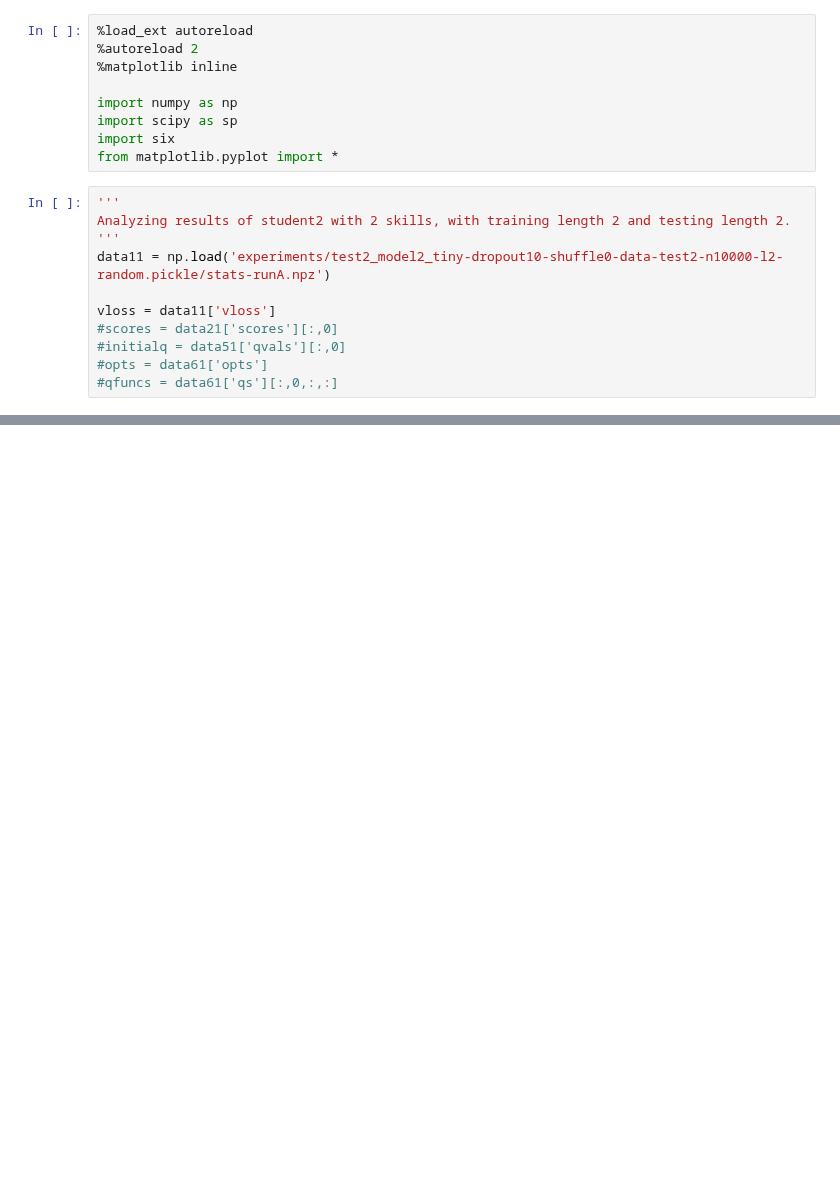
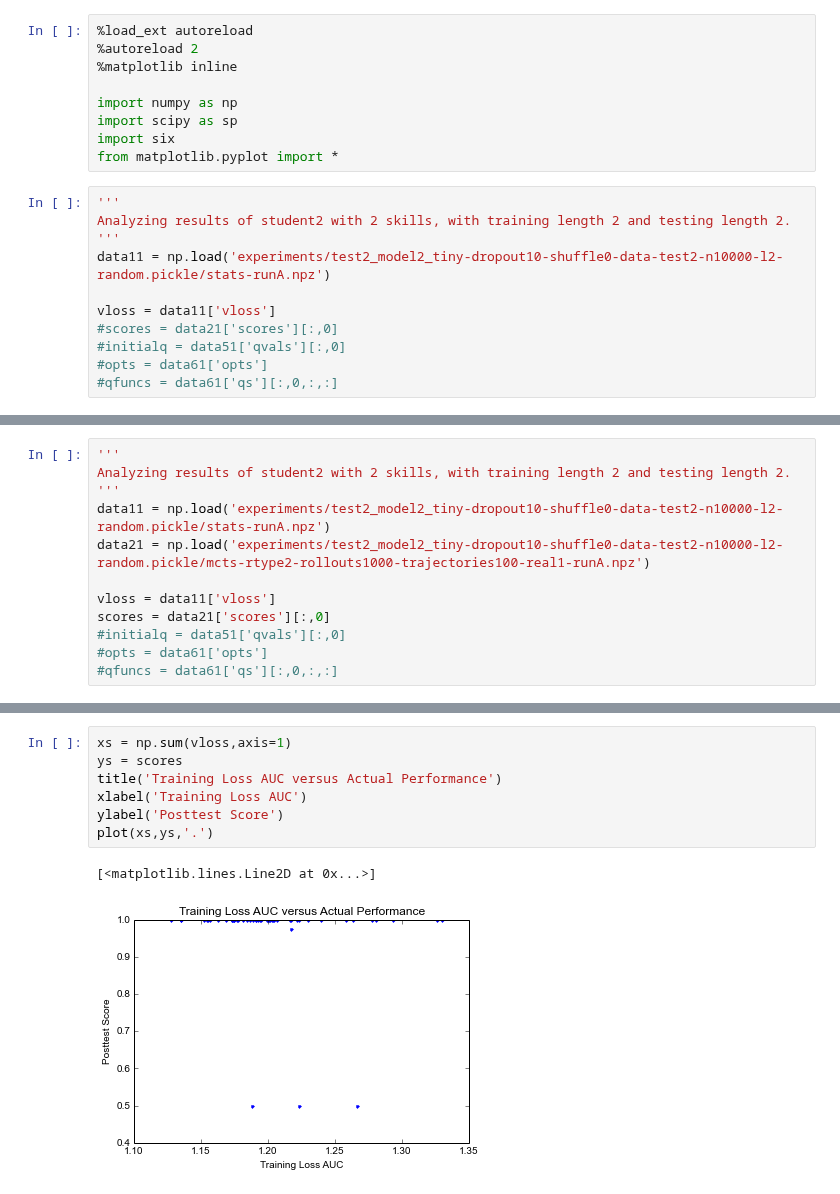
Before and after one commit to lisa-1010/smart-tutor, a Jupyter notebook: code/student2w2skills.ipynb, the cells around one changed output, grey strips where cells are left out. Saved outputs shown, nothing was run; the diff lists cells and outputs as text; blank space fills up the shorter version.

```diff
--- a/code/student2w2skills.ipynb
+++ b/code/student2w2skills.ipynb
@@ -44,0 +118,12 @@ last 0.0138195903888 threshold 0.01389
+# %%
+'''
+Analyzing results of student2 with 2 skills, with training length 2 and testing length 2.
+'''
+data11 = np.load('experiments/test2_model2_tiny-dropout10-shuffle0-data-test2-n10000-l2-random.pickle/stats-runA.npz')
+data21 = np.load('experiments/test2_model2_tiny-dropout10-shuffle0-data-test2-n10000-l2-random.pickle/mcts-rtype2-rollouts1000-trajectories100-real1-runA.npz')
+
+vloss = data11['vloss']
+scores = data21['scores'][:,0]
+#initialq = data51['qvals'][:,0]
+#opts = data61['opts']
+#qfuncs = data61['qs'][:,0,:,:]
@@ -44,0 +153,10 @@ last 0.0138195903888 threshold 0.01389
+# %%
+xs = np.sum(vloss,axis=1)
+ys = scores
+title('Training Loss AUC versus Actual Performance')
+xlabel('Training Loss AUC')
+ylabel('Posttest Score')
+plot(xs,ys,'.')
+# %% [output]
+[<matplotlib.lines.Line2D at 0x...>]
+[figure, added]
```
Also changed, not shown: parts of 12 cells of this notebook, 2 other files.
